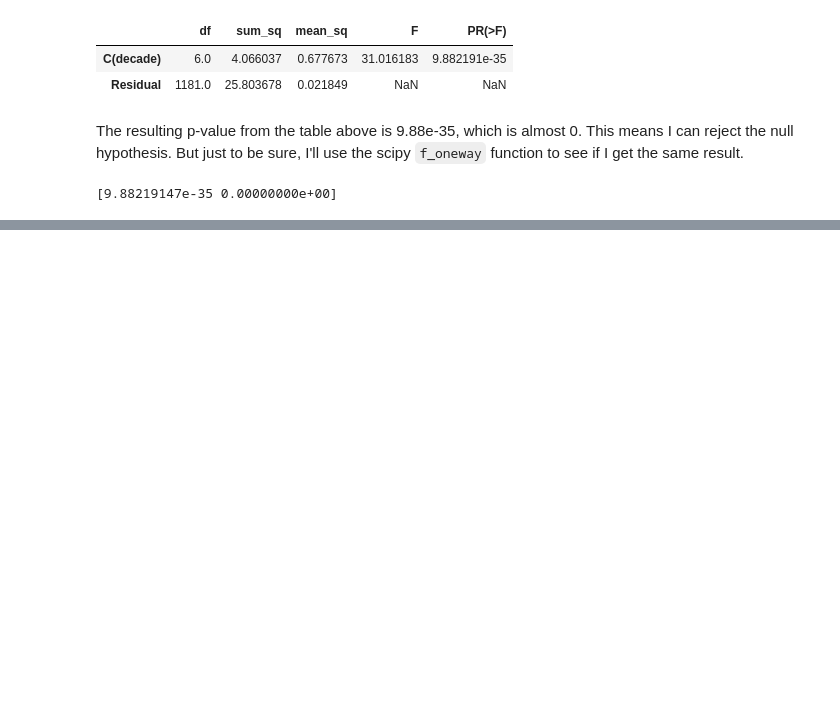
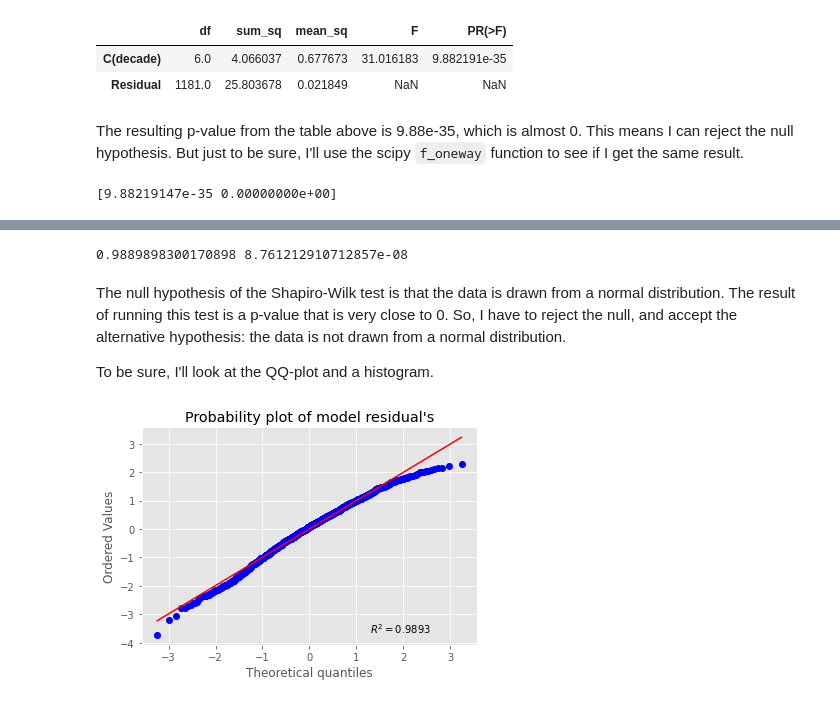
Before and after one commit to d-alvear/Analyzing-Music-by-Decade, a Jupyter notebook: notebooks/7-data-exploration.ipynb, the cells around one changed output, grey strips where cells are left out. Cells and saved outputs as stored; diff of their text form; code cells hidden in the pictures; blank space fills up the shorter version.

```diff
--- a/notebooks/7-data-exploration.ipynb
+++ b/notebooks/7-data-exploration.ipynb
@@ -454,0 +502,22 @@ I got the exact same result.
+# %%
+# testing for normality
+stat, p = stats.shapiro(model.resid_pearson)
+print(stat, p)
+# %% [output]
+0.9889898300170898 8.761212910712857e-08
+# %% [markdown]
+The null hypothesis of the Shapiro-Wilk test is that the data is drawn from a normal distribution. The result of running this test is a p-value that is very close to 0. So, I have to reject the null, and accept the alternative hypothesis: the data is not drawn from a normal distribution.
+
+To be sure, I'll look at the QQ-plot and a histogram.
+# %%
+# QQ Plot
+fig = plt.figure()
+ax = fig.add_subplot(111)
+
+normality_plot, stat = stats.probplot(model.resid_pearson, plot= plt, rvalue= True)
+ax.set_title("Probability plot of model residual's")
+ax.set
+
+plt.show()
+# %% [output]
+[figure, added]
```
Also changed, not shown: parts of 15 cells of this notebook, 1 other file.
